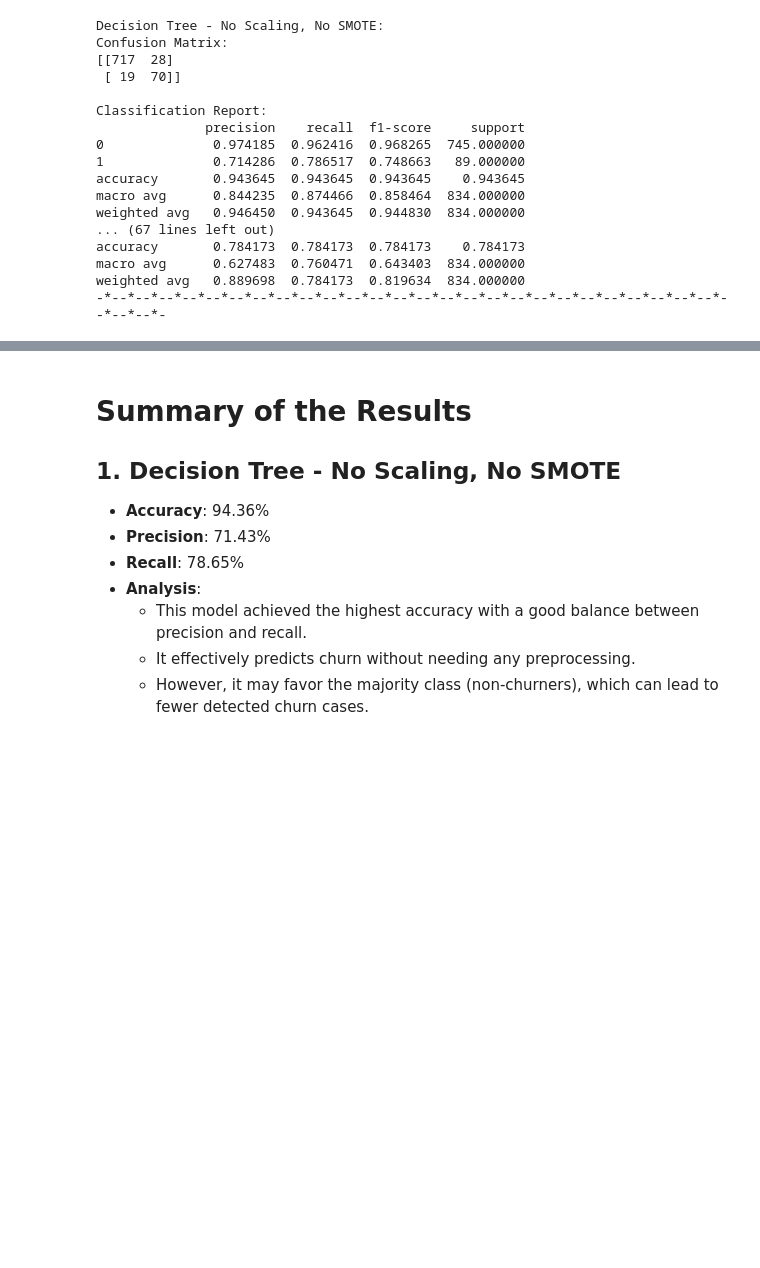
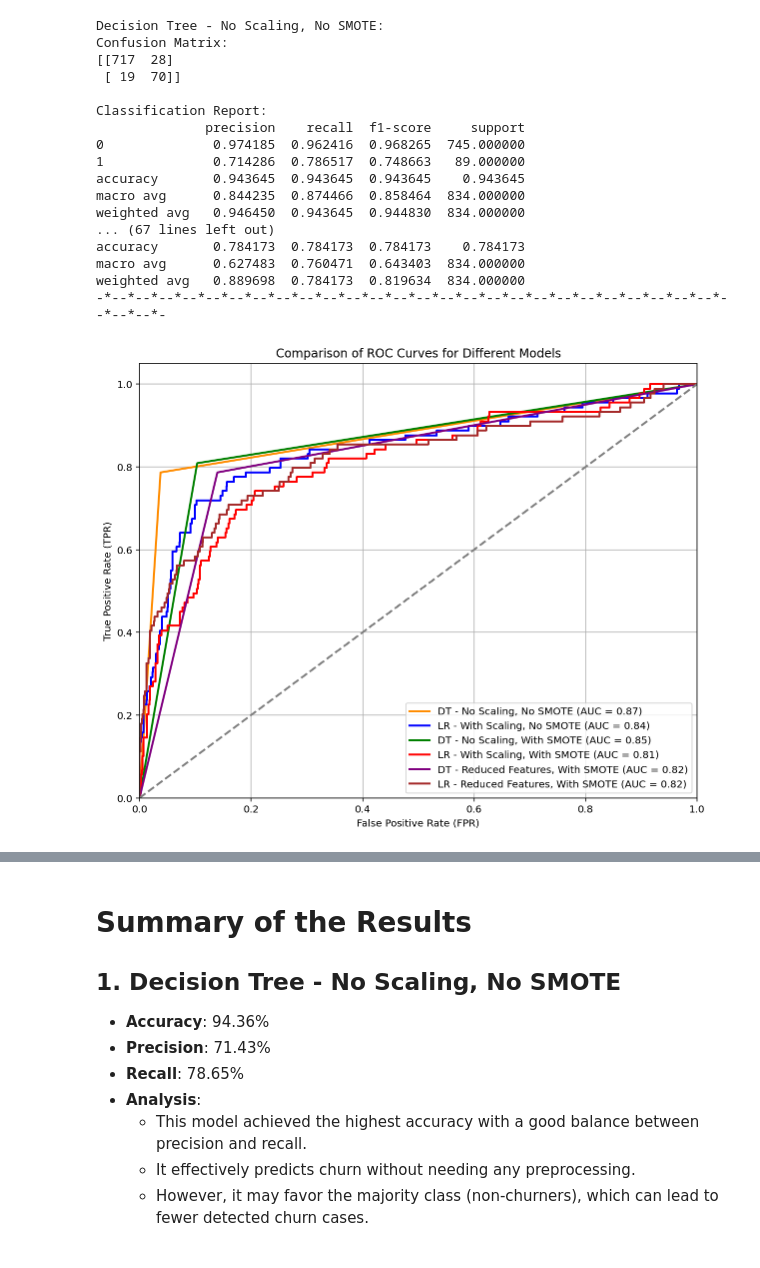
Before and after one commit to geomwangi007/SyriaTel-Customer-Churn-Prediction, a Jupyter notebook: SyriaTel Customer Churn Prediction.ipynb, the cells around one changed output, grey strips where cells are left out. Cells and saved outputs as stored; diff of their text form; code cells hidden in the pictures; blank space fills up the shorter version.

Commit message:
Addin a plot of the accuracies and the roc, auc comparisons

```diff
--- a/SyriaTel Customer Churn Prediction.ipynb
+++ b/SyriaTel Customer Churn Prediction.ipynb
@@ -1006,3 +1006,51 @@ accuracy       0.784173  0.784173  0.784173    0.784173
 macro avg      0.627483  0.760471  0.643403  834.000000
 weighted avg   0.889698  0.784173  0.819634  834.000000
 -*--*--*--*--*--*--*--*--*--*--*--*--*--*--*--*--*--*--*--*--*--*--*--*--*--*--*--*--*--*-
+# %%
+# Initializing the plot
+plt.figure(figsize=(10, 8))
+
+# Model 1: Decision Tree - No Scaling, No SMOTE
+fpr_dt, tpr_dt, _ = roc_curve(y_test, y_proba_dt)
+roc_auc_dt = auc(fpr_dt, tpr_dt)
+plt.plot(fpr_dt, tpr_dt, color='darkorange', lw=2, label=f'DT - No Scaling, No SMOTE (AUC = {roc_auc_dt:.2f})')
+
+# Model 2: Logistic Regression - With Scaling, No SMOTE
+fpr_lr, tpr_lr, _ = roc_curve(y_test, y_proba_lr)
+roc_auc_lr = auc(fpr_lr, tpr_lr)
+plt.plot(fpr_lr, tpr_lr, color='blue', lw=2, label=f'LR - With Scaling, No SMOTE (AUC = {roc_auc_lr:.2f})')
+
+# Model 3: Decision Tree - No Scaling, With SMOTE
+fpr_dt_smote, tpr_dt_smote, _ = roc_curve(y_test, y_proba_dt_smote)
+roc_auc_dt_smote = auc(fpr_dt_smote, tpr_dt_smote)
+plt.plot(fpr_dt_smote, tpr_dt_smote, color='green', lw=2, label=f'DT - No Scaling, With SMOTE (AUC = {roc_auc_dt_smote:.2f})')
+
+# Model 4: Logistic Regression - With Scaling, With SMOTE
+fpr_lr_smote, tpr_lr_smote, _ = roc_curve(y_test, y_proba_lr_smote)
+roc_auc_lr_smote = auc(fpr_lr_smote, tpr_lr_smote)
+plt.plot(fpr_lr_smote, tpr_lr_smote, color='red', lw=2, label=f'LR - With Scaling, With SMOTE (AUC = {roc_auc_lr_smote:.2f})')
+
+# Model 5: Decision Tree - Reduced Features, With SMOTE
+fpr_dt_reduced, tpr_dt_reduced, _ = roc_curve(y_test, y_proba_dt_reduced)
+roc_auc_dt_reduced = auc(fpr_dt_reduced, tpr_dt_reduced)
+plt.plot(fpr_dt_reduced, tpr_dt_reduced, color='purple', lw=2, label=f'DT - Reduced Features, With SMOTE (AUC = {roc_auc_dt_reduced:.2f})')
+
+# Model 6: Logistic Regression - Reduced Features, With SMOTE
+fpr_lr_reduced, tpr_lr_reduced, _ = roc_curve(y_test, y_proba_lr_reduced)
+roc_auc_lr_reduced = auc(fpr_lr_reduced, tpr_lr_reduced)
+plt.plot(fpr_lr_reduced, tpr_lr_reduced, color='brown', lw=2, label=f'LR - Reduced Features, With SMOTE (AUC = {roc_auc_lr_reduced:.2f})')
+
+# Plot settings
+plt.plot([0, 1], [0, 1], color='gray', lw=2, linestyle='--')
+plt.xlim([0.0, 1.0])
+plt.ylim([0.0, 1.05])
+plt.xlabel('False Positive Rate (FPR)')
+plt.ylabel('True Positive Rate (TPR)')
+plt.title('Comparison of ROC Curves for Different Models')
+plt.legend(loc="lower right")
+plt.grid()
+
+# Show plot
+plt.show()
+# %% [output]
+[figure, added]
```
Also changed, not shown: parts of 3 cells of this notebook.
